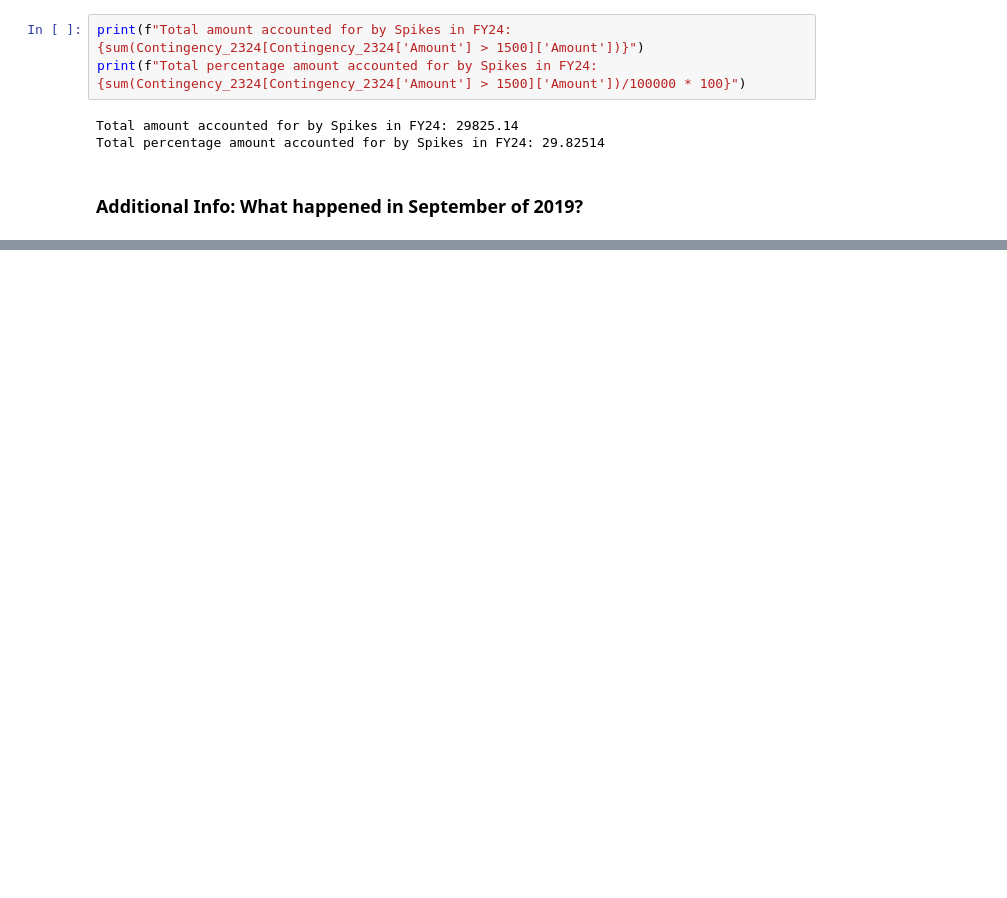
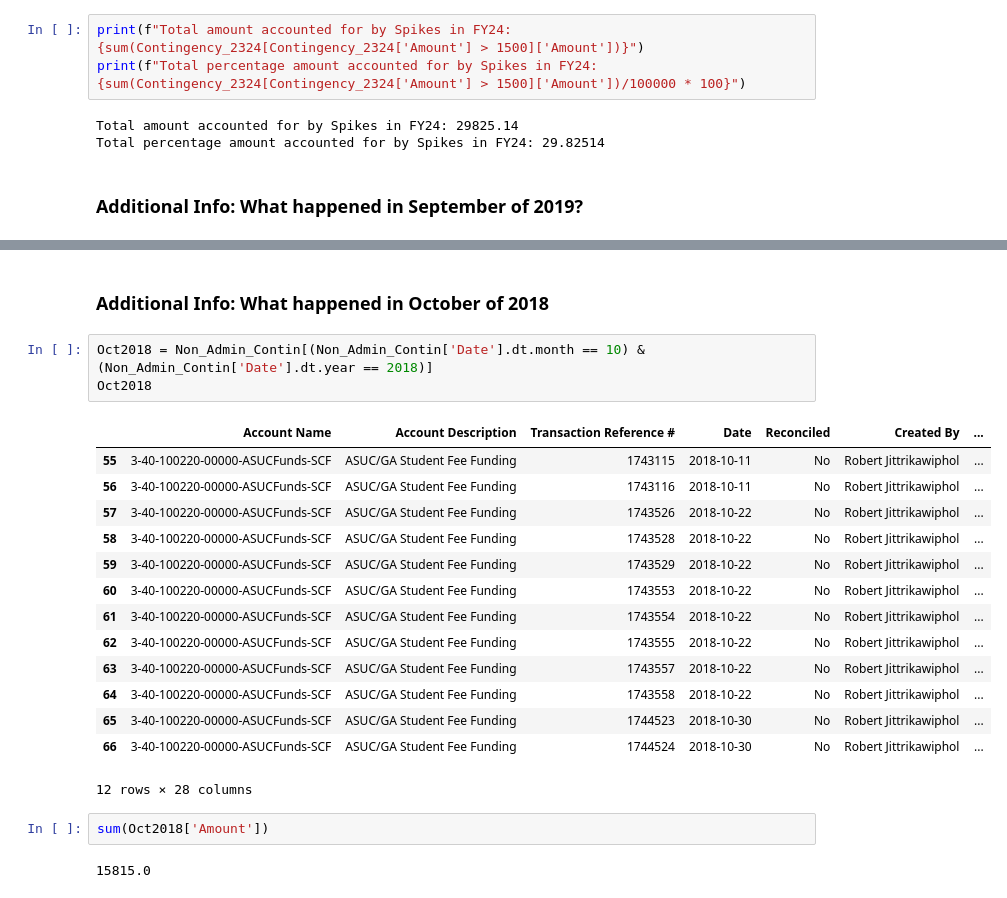
Before and after one commit to J-Ngaiii/FY25-Ficomm-Data-Reports, a Jupyter notebook: Feb 24 Appendix.ipynb, the cells around one changed output, grey strips where cells are left out. Saved outputs shown, nothing was run; the diff lists cells and outputs as text; blank space fills up the shorter version.

```diff
--- a/Feb 24 Appendix.ipynb
+++ b/Feb 24 Appendix.ipynb
@@ -478,3 +486,27 @@ Non_Admin_Contin[Non_Admin_Contin['Date'] == pd.Timestamp('2019-09-26')]
 | 123 | 3-40-100220-00000-ASUCFunds-SCF | ASUC/GA Student Fee Funding | 1762226 | 2019-09-26 | No | Robert Jittrikawiphol | ... |
 | 124 | 3-40-100220-00000-ASUCFunds-SCF | ASUC/GA Student Fee Funding | 1762228 | 2019-09-26 | No | Robert Jittrikawiphol | ... |
 7 rows × 28 columns
+# %% [markdown]
+### Additional Info: What happened in October of 2018
+# %%
+Oct2018 = Non_Admin_Contin[(Non_Admin_Contin['Date'].dt.month == 10) & (Non_Admin_Contin['Date'].dt.year == 2018)]
+Oct2018
+# %% [output]
+|  | Account Name | Account Description | Transaction Reference # | Date | Reconciled | Created By | ... |
+| 55 | 3-40-100220-00000-ASUCFunds-SCF | ASUC/GA Student Fee Funding | 1743115 | 2018-10-11 | No | Robert Jittrikawiphol | ... |
+| 56 | 3-40-100220-00000-ASUCFunds-SCF | ASUC/GA Student Fee Funding | 1743116 | 2018-10-11 | No | Robert Jittrikawiphol | ... |
+| 57 | 3-40-100220-00000-ASUCFunds-SCF | ASUC/GA Student Fee Funding | 1743526 | 2018-10-22 | No | Robert Jittrikawiphol | ... |
+| 58 | 3-40-100220-00000-ASUCFunds-SCF | ASUC/GA Student Fee Funding | 1743528 | 2018-10-22 | No | Robert Jittrikawiphol | ... |
+| 59 | 3-40-100220-00000-ASUCFunds-SCF | ASUC/GA Student Fee Funding | 1743529 | 2018-10-22 | No | Robert Jittrikawiphol | ... |
+| 60 | 3-40-100220-00000-ASUCFunds-SCF | ASUC/GA Student Fee Funding | 1743553 | 2018-10-22 | No | Robert Jittrikawiphol | ... |
+| 61 | 3-40-100220-00000-ASUCFunds-SCF | ASUC/GA Student Fee Funding | 1743554 | 2018-10-22 | No | Robert Jittrikawiphol | ... |
+| 62 | 3-40-100220-00000-ASUCFunds-SCF | ASUC/GA Student Fee Funding | 1743555 | 2018-10-22 | No | Robert Jittrikawiphol | ... |
+| 63 | 3-40-100220-00000-ASUCFunds-SCF | ASUC/GA Student Fee Funding | 1743557 | 2018-10-22 | No | Robert Jittrikawiphol | ... |
+| 64 | 3-40-100220-00000-ASUCFunds-SCF | ASUC/GA Student Fee Funding | 1743558 | 2018-10-22 | No | Robert Jittrikawiphol | ... |
+| 65 | 3-40-100220-00000-ASUCFunds-SCF | ASUC/GA Student Fee Funding | 1744523 | 2018-10-30 | No | Robert Jittrikawiphol | ... |
+| 66 | 3-40-100220-00000-ASUCFunds-SCF | ASUC/GA Student Fee Funding | 1744524 | 2018-10-30 | No | Robert Jittrikawiphol | ... |
+12 rows × 28 columns
+# %%
+sum(Oct2018['Amount'])
+# %% [output]
+15815.0
```
Also changed, not shown: parts of 9 cells of this notebook.
